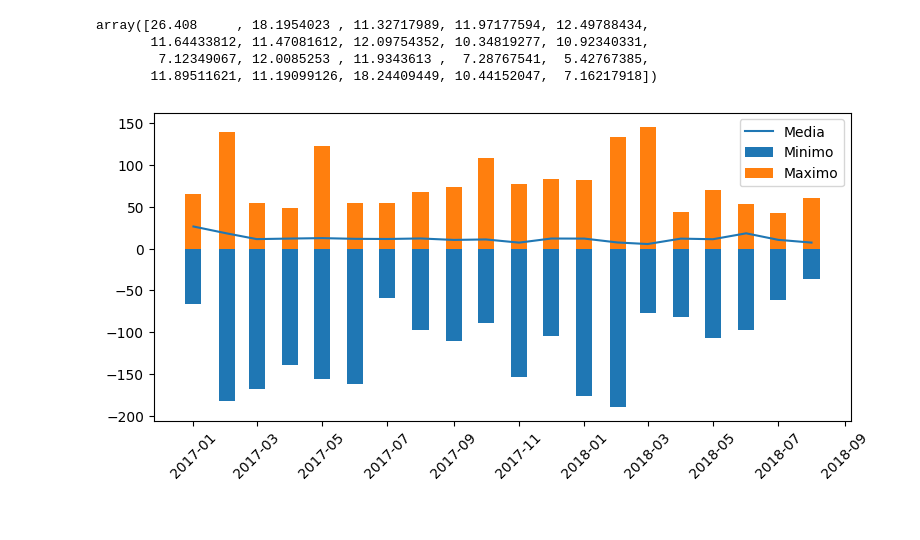
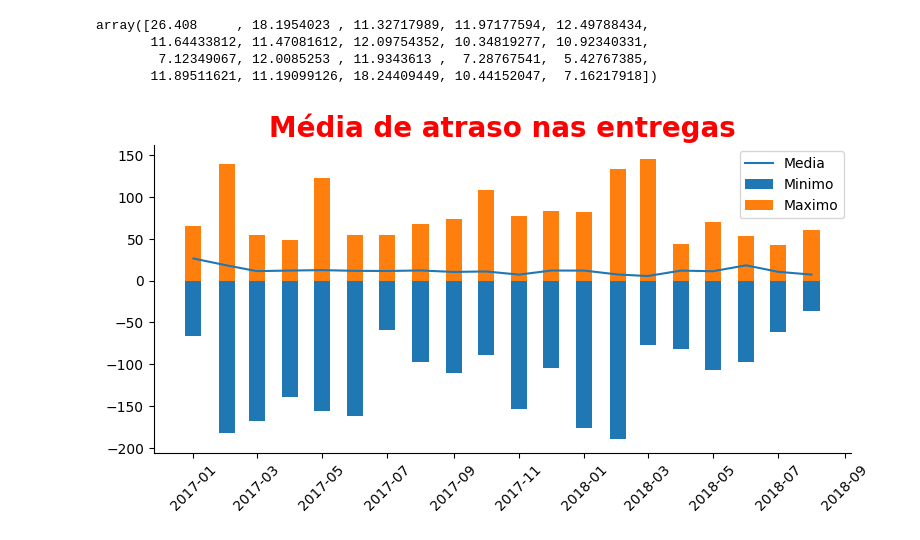
Before and after one commit to MDayvson/Ciencia-de-Dados, a Jupyter notebook: Ciência de Dados Impressionador/18. Utilizando o SQL com dados reais de venda/5. exercicio.ipynb, the cells around one changed output. Drawn from its saved outputs; the diff is of its cells as text; code cells hidden in the pictures.

```diff
--- a/Ciência de Dados Impressionador/18. Utilizando o SQL com dados reais de venda/5. exercicio.ipynb
+++ b/Ciência de Dados Impressionador/18. Utilizando o SQL com dados reais de venda/5. exercicio.ipynb
@@ -332,17 +332,27 @@ array([26.408     , 18.1954023 , 11.32717989, 11.97177594, 12.49788434,
 # %%
 # plotando graficamente
 
 fig, ax = plt.subplots(
     figsize = (9,4) # Tamanho da figura
 )
 
 ax.plot(media.index.to_timestamp(), media.values, label='Media')
 ax.bar(minimo.index.to_timestamp(), minimo.values, width=15, label='Minimo')
 ax.bar(maximo.index.to_timestamp(), maximo.values, width=15, label='Maximo')
 
+ax.set_title("Média de atraso nas entregas", # Título do gráfico
+             fontsize=20, # Tamanho da fonte
+             fontweight='bold', # Espessura da fonte
+             color='red' # Cor da fonte
+            )
+
+ax.spines['top'].set_visible(False) # Retirando os traços do gráfico
+ax.spines['right'].set_visible(False)
+
+
 plt.xticks(rotation=45)
 ax.legend()
 
 plt.show()
 # %% [output]
-[figure, old version]
+[figure, new version]
```
